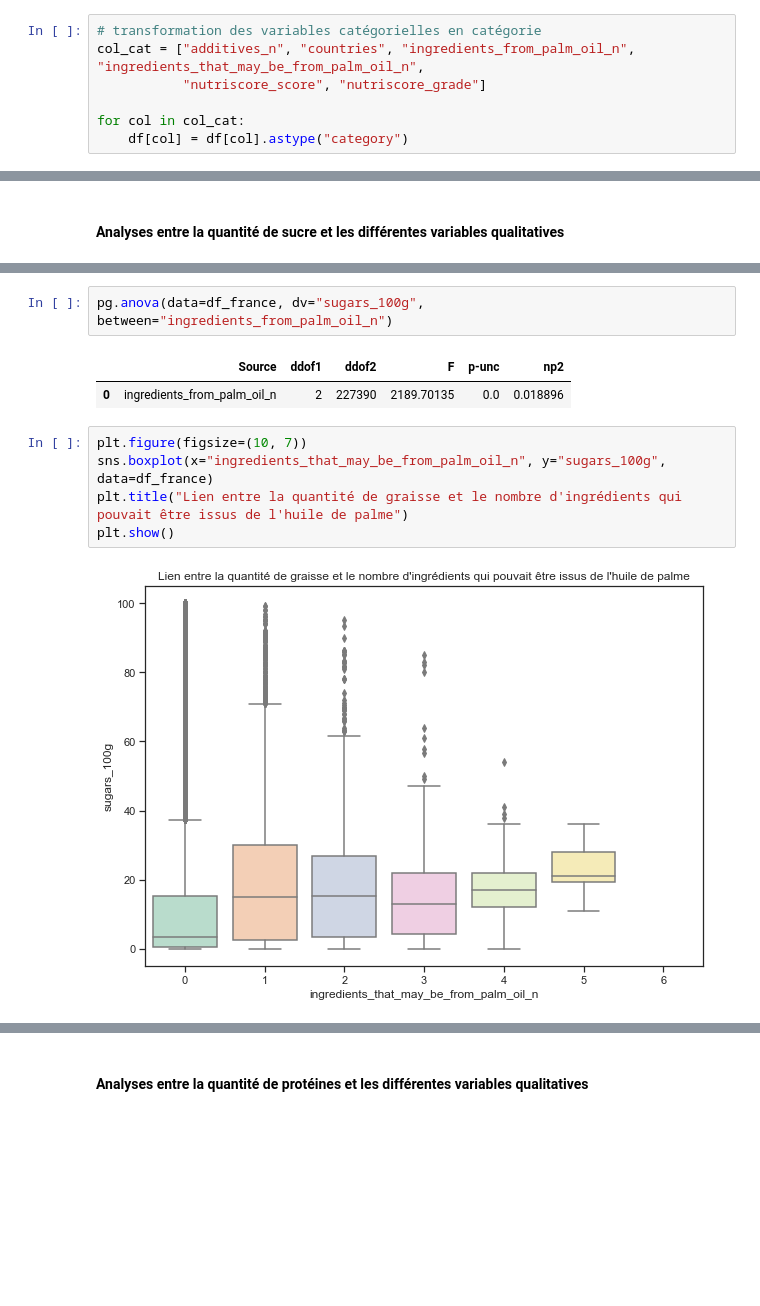
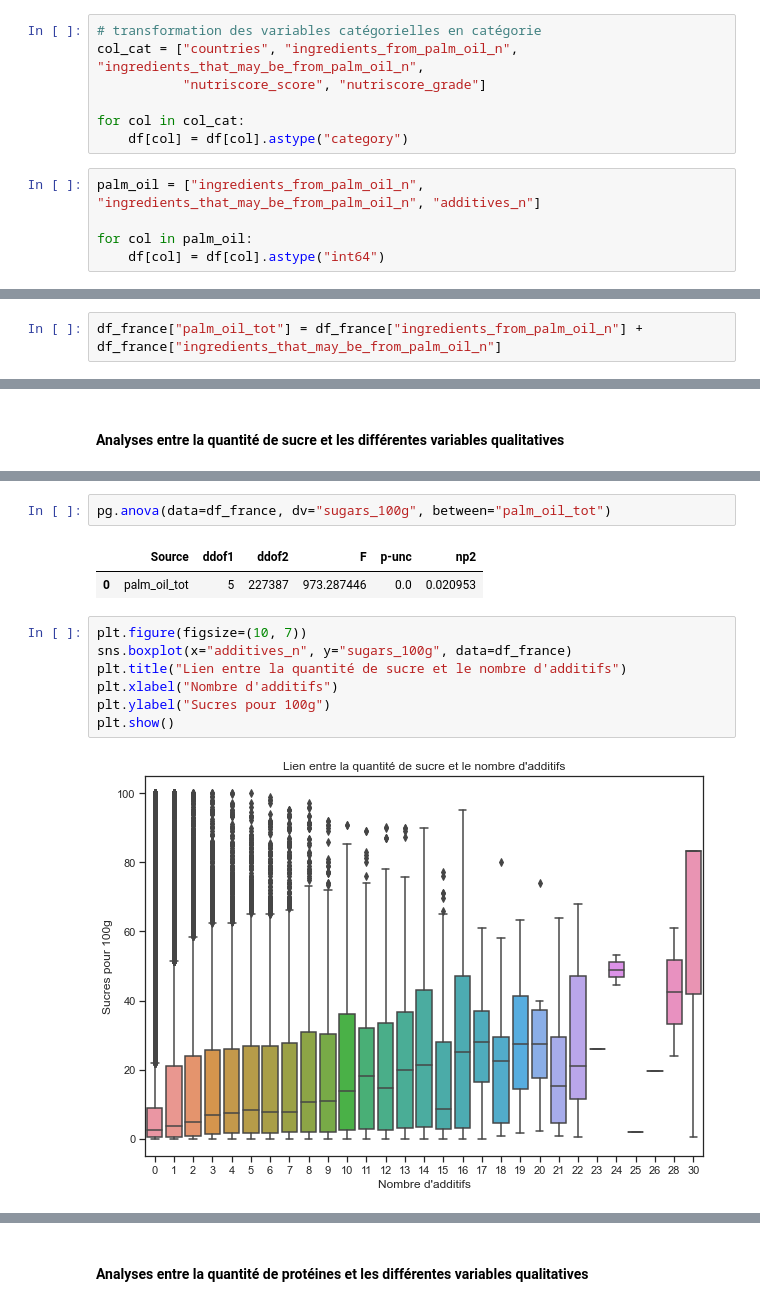
Before and after one commit to Sylvariane/Concevez_une_app_au_service_de_la_sante_publique, a Jupyter notebook: PSante_02_notebookexploration.ipynb, the cells around one changed output, grey strips where cells are left out. Cells and saved outputs as stored; diff of their text form; blank space fills up the shorter version.

```diff
--- a/PSante_02_notebookexploration.ipynb
+++ b/PSante_02_notebookexploration.ipynb
@@ -103,11 +103,16 @@ col_drop = ['code', 'url', 'creator', 'quantity', 'ingredients_text', 'serving_q
 df.drop(col_drop, axis=1, inplace=True)
 # %%
 # transformation des variables catégorielles en catégorie
-col_cat = ["additives_n", "countries", "ingredients_from_palm_oil_n", "ingredients_that_may_be_from_palm_oil_n",
+col_cat = ["countries", "ingredients_from_palm_oil_n", "ingredients_that_may_be_from_palm_oil_n",
            "nutriscore_score", "nutriscore_grade"]
 
 for col in col_cat:
     df[col] = df[col].astype("category")
+# %%
+palm_oil = ["ingredients_from_palm_oil_n", "ingredients_that_may_be_from_palm_oil_n", "additives_n"]
+
+for col in palm_oil:
+    df[col] = df[col].astype("int64")
 # %%
 df.shape
 # %% [output]
@@ -224,3 +212,5 @@ df_france['nutriscore_grade'] = df_france['nutriscore_grade'].replace("b", "B")
 df_france['nutriscore_grade'] = df_france['nutriscore_grade'].replace("c", "C")
 df_france['nutriscore_grade'] = df_france['nutriscore_grade'].replace("d", "D")
 df_france['nutriscore_grade'] = df_france['nutriscore_grade'].replace("e", "E")
+# %%
+df_france["palm_oil_tot"] = df_france["ingredients_from_palm_oil_n"] + df_france["ingredients_that_may_be_from_palm_oil_n"]
@@ -538,13 +569,15 @@ plt.show()
 # %%
-pg.anova(data=df_france, dv="sugars_100g", between="ingredients_from_palm_oil_n")
+pg.anova(data=df_france, dv="sugars_100g", between="palm_oil_tot")
 # %% [output]
 |  | Source | ddof1 | ddof2 | F | p-unc | np2 |
-| 0 | ingredients_from_palm_oil_n | 2 | 227390 | 2189.70135 | 0.0 | 0.018896 |
+| 0 | palm_oil_tot | 5 | 227387 | 973.287446 | 0.0 | 0.020953 |
 # %%
 plt.figure(figsize=(10, 7))
-sns.boxplot(x="ingredients_that_may_be_from_palm_oil_n", y="sugars_100g", data=df_france)
-plt.title("Lien entre la quantité de graisse et le nombre d'ingrédients qui pouvait être issus de l'huile de palme")
+sns.boxplot(x="additives_n", y="sugars_100g", data=df_france)
+plt.title("Lien entre la quantité de sucre et le nombre d'additifs")
+plt.xlabel("Nombre d'additifs")
+plt.ylabel("Sucres pour 100g")
 plt.show()
 # %% [output]
-[figure, old version]
+[figure, new version]
 # %%
```
Also changed, not shown: parts of 85 cells of this notebook, 2 other files.
